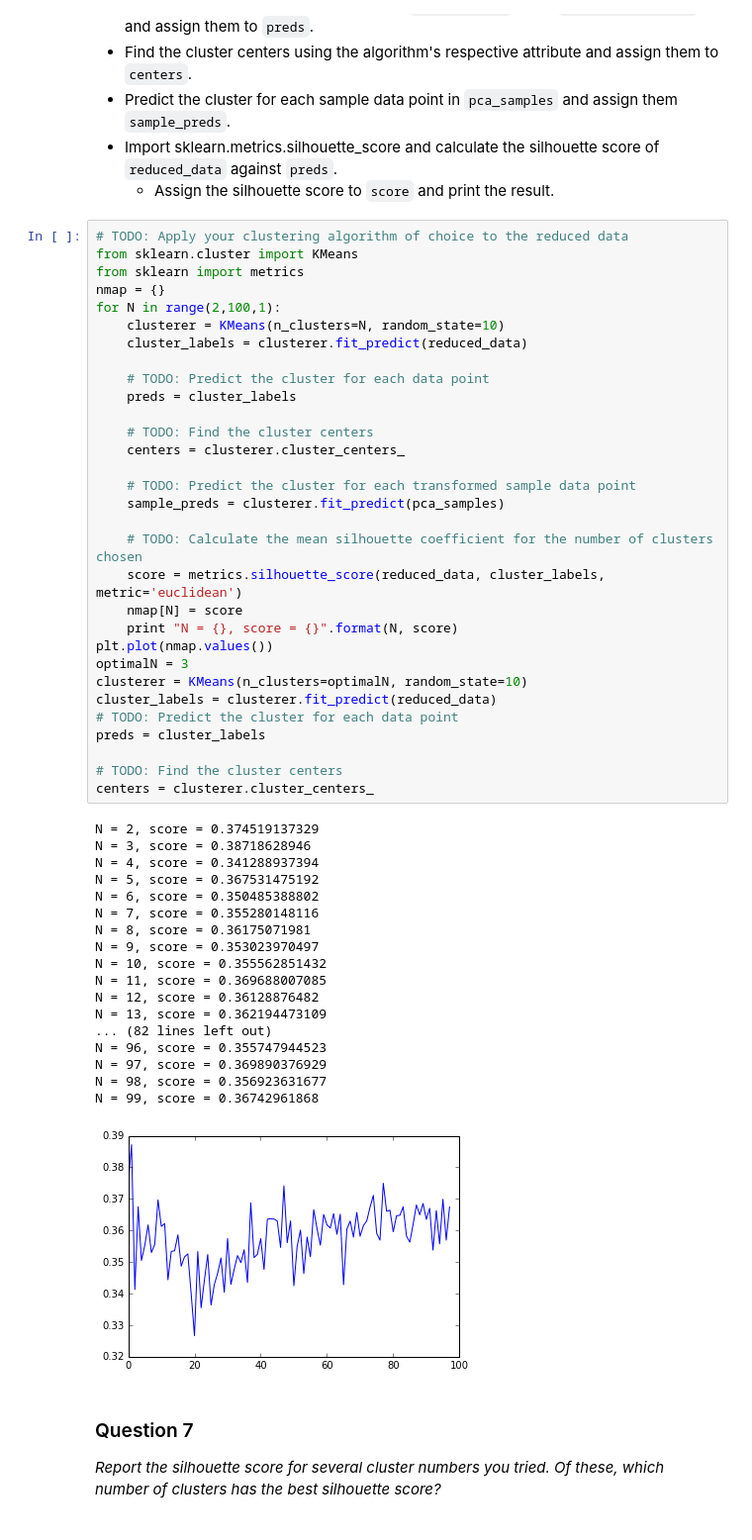
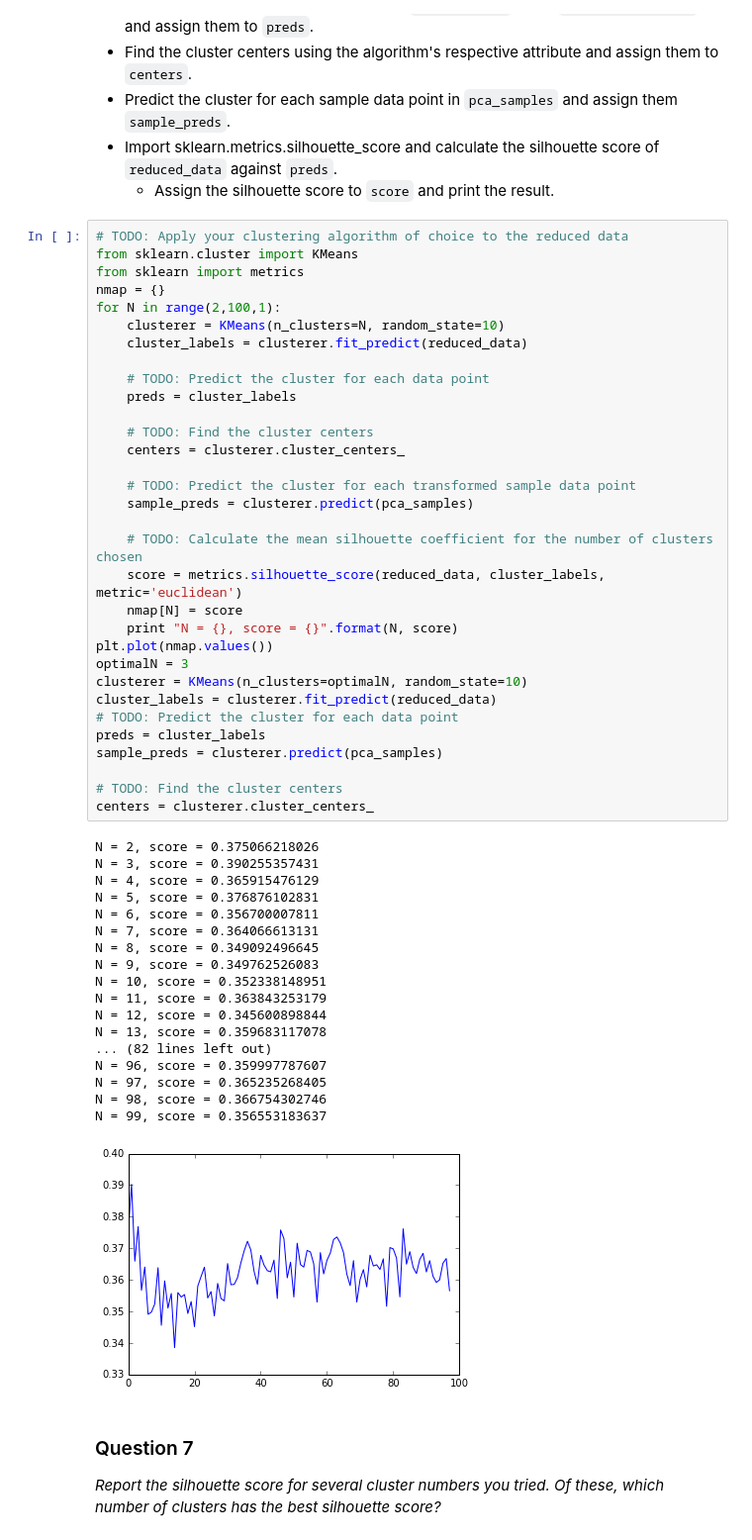
Before and after one commit to radhakrishnavuppala/creating_customer_segments, a Jupyter notebook: customer_segments.ipynb, the cells around one changed output. Shown: that part at 99% size. Cells and saved outputs as stored; diff of their text form.

```diff
--- a/customer_segments.ipynb
+++ b/customer_segments.ipynb
@@ -443,51 +461,52 @@ In the code block below, you will need to implement the following:
 from sklearn.cluster import KMeans
 from sklearn import metrics
 nmap = {}
 for N in range(2,100,1):
     clusterer = KMeans(n_clusters=N, random_state=10)
     cluster_labels = clusterer.fit_predict(reduced_data)
 
     # TODO: Predict the cluster for each data point
     preds = cluster_labels
 
     # TODO: Find the cluster centers
     centers = clusterer.cluster_centers_
 
     # TODO: Predict the cluster for each transformed sample data point
-    sample_preds = clusterer.fit_predict(pca_samples)
+    sample_preds = clusterer.predict(pca_samples)
 
     # TODO: Calculate the mean silhouette coefficient for the number of clusters chosen
     score = metrics.silhouette_score(reduced_data, cluster_labels, metric='euclidean')
     nmap[N] = score
     print "N = {}, score = {}".format(N, score)
 plt.plot(nmap.values())
 optimalN = 3
 clusterer = KMeans(n_clusters=optimalN, random_state=10)
 cluster_labels = clusterer.fit_predict(reduced_data)
 # TODO: Predict the cluster for each data point
 preds = cluster_labels
+sample_preds = clusterer.predict(pca_samples)
 
 # TODO: Find the cluster centers
 centers = clusterer.cluster_centers_
 # %% [output]
-N = 2, score = 0.374519137329
-N = 3, score = 0.38718628946
-N = 4, score = 0.341288937394
-N = 5, score = 0.367531475192
-N = 6, score = 0.350485388802
-N = 7, score = 0.355280148116
-N = 8, score = 0.36175071981
-N = 9, score = 0.353023970497
-N = 10, score = 0.355562851432
-N = 11, score = 0.369688007085
-N = 12, score = 0.36128876482
-N = 13, score = 0.362194473109
+N = 2, score = 0.375066218026
+N = 3, score = 0.390255357431
+N = 4, score = 0.365915476129
+N = 5, score = 0.376876102831
+N = 6, score = 0.356700007811
+N = 7, score = 0.364066613131
+N = 8, score = 0.349092496645
+N = 9, score = 0.349762526083
+N = 10, score = 0.352338148951
+N = 11, score = 0.363843253179
+N = 12, score = 0.345600898844
+N = 13, score = 0.359683117078
 ... (82 lines left out)
-N = 96, score = 0.355747944523
-N = 97, score = 0.369890376929
-N = 98, score = 0.356923631677
-N = 99, score = 0.36742961868
+N = 96, score = 0.359997787607
+N = 97, score = 0.365235268405
+N = 98, score = 0.366754302746
+N = 99, score = 0.356553183637
-[figure, old version]
+[figure, new version]
 # %% [markdown]
 ### Question 7
 *Report the silhouette score for several cluster numbers you tried. Of these, which number of clusters has the best silhouette score?*
```
Also changed, not shown: parts of 17 cells of this notebook, 1 other file.
